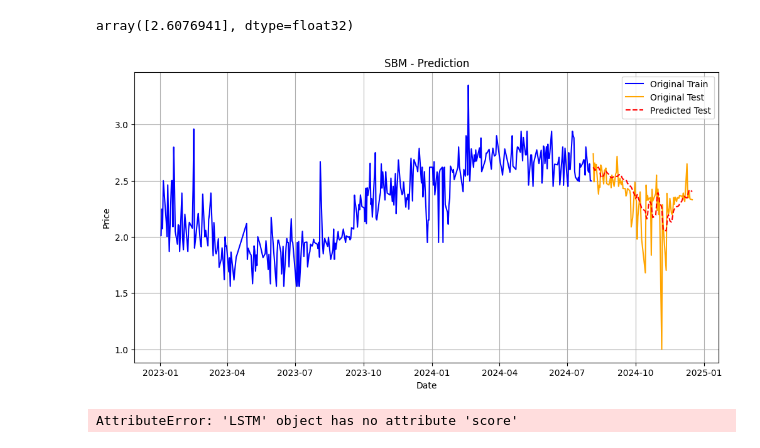
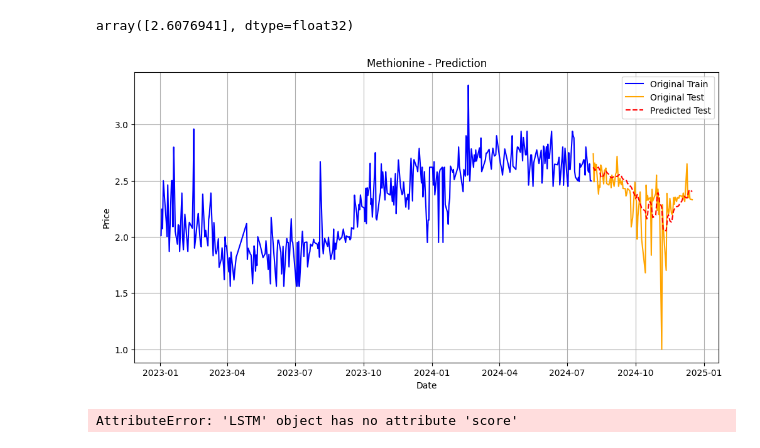
Before and after one commit to suhaodatascichem/Methionine-price, a Jupyter notebook: Methionine_price.ipynb, the cells around one changed output. Saved outputs shown, nothing was run; the diff lists cells and outputs as text; code cells hidden in the pictures.

```diff
--- a/Methionine_price.ipynb
+++ b/Methionine_price.ipynb
@@ -464,24 +464,24 @@ array([2.6076941], dtype=float32)
 # %%
 train_size = len(y_train)
 test_size = len(y_test)
 # Get the date ranges
 train_dates = df['Date'][:train_size]
 test_dates = df['Date'][train_size:train_size + test_size]
 
 # Plot
 plt.figure(figsize=(12, 6))
 plt.style.use('default')
 plt.plot(train_dates, y_train, label='Original Train', color = 'blue')
 plt.plot(test_dates, y_test, label='Original Test', color = 'orange')
 plt.plot(test_dates, y_test_pred, label='Predicted Test', linestyle='--', color = 'Red')
 plt.xlabel('Date')
 plt.ylabel('Price')
-plt.title('SBM - Prediction')
+plt.title('Methionine - Prediction')
 plt.legend()
 plt.grid(True)
 plt.show()
 # %% [output]
-[figure, old version]
+[figure, new version]
 # %%
 r2_score = model.score(x_test_torch, y_test_torch)
 print("R2 Score: ", r2_score)
```
